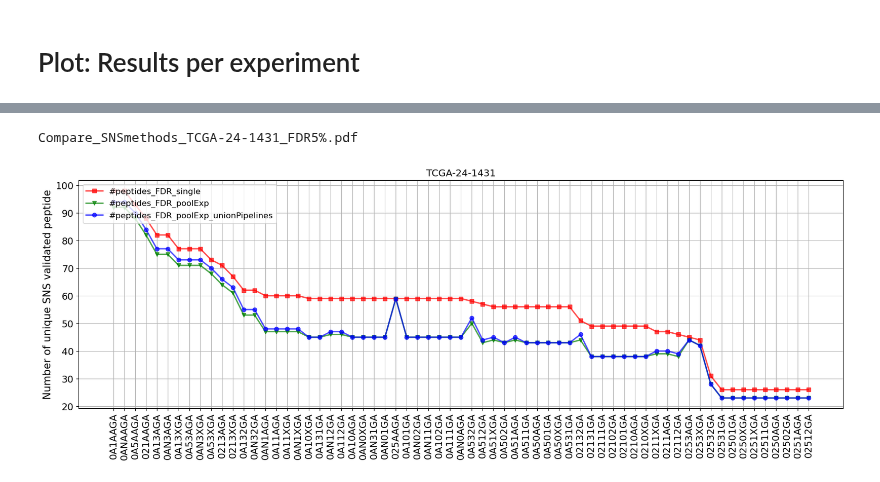
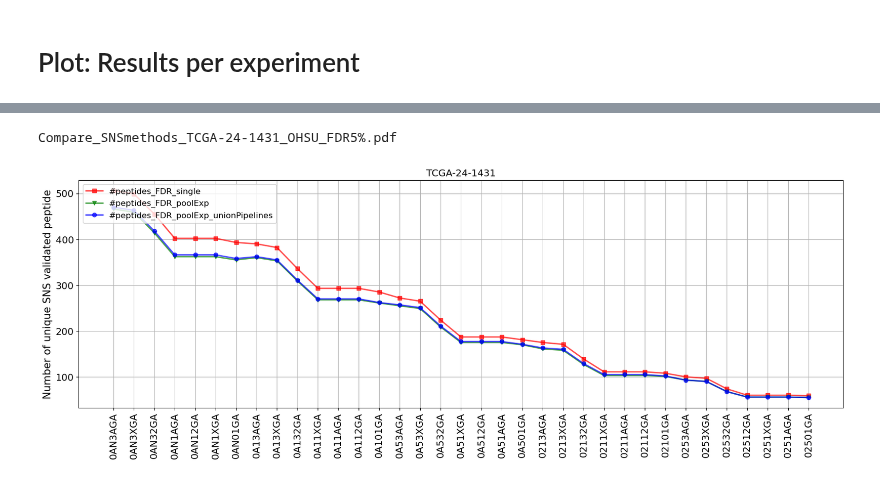
Before and after one commit to ratschlab/projects2020_ohsu, a Jupyter notebook: eth/plotting/OHSU_allRF_proteomics/20240116_barplot_Experiment_msSearchType.ipynb, the cells around one changed output, grey strips where cells are left out. Cells and saved outputs as stored; diff of their text form; code cells hidden in the pictures.

Commit message:
matching experiment names for experiment plotting

```diff
--- a/eth/plotting/OHSU_allRF_proteomics/20240116_barplot_Experiment_msSearchType.ipynb
+++ b/eth/plotting/OHSU_allRF_proteomics/20240116_barplot_Experiment_msSearchType.ipynb
@@ -100,7 +98,7 @@ experiment_list = [ i.split('/')[-1] for i in glob.glob(path_single + '/*')]
 # %%
 # INPUTS
 basedir = '/cluster/work/grlab/projects/projects2020_OHSU/proteomics'
-pipelines = ['ETH', 'OHSU']
+pipelines = ['OHSU', 'ETH']
 samples = ['TCGA-24-1431']
 
 FDR_limit = 0.05
@@ -195,4 +198,5 @@ valRate_FDR_poolExp_unionPipelines
 # %%
 df_plot = pd.DataFrame(results)
-
+pipeline = 'ETH'
+df_plot = df_plot.loc[df_plot['pipeline'] == pipeline]
 df_plot = df_plot.sort_values('#peptides_FDR_single', ascending=False)
@@ -210,13 +212,13 @@ df_plot.head()
 # %%
 barplot_3_lines(df_plot,
                col1='#peptides_FDR_single',
                col2='#peptides_FDR_poolExp',
                col3='#peptides_FDR_poolExp_unionPipelines',
                x_var='experiment',
                sample_type=sample,
-               save_suffix=f'FDR{int(FDR_limit*100)}%',
+               save_suffix=f'{pipeline}_FDR{int(FDR_limit*100)}%',
                base_plot='',
                save=False)
 # %% [output]
-Compare_SNSmethods_TCGA-24-1431_FDR5%.pdf
+Compare_SNSmethods_TCGA-24-1431_OHSU_FDR5%.pdf
-[figure, old version]
+[figure, new version]
```
Also changed, not shown: parts of 6 cells of this notebook.
